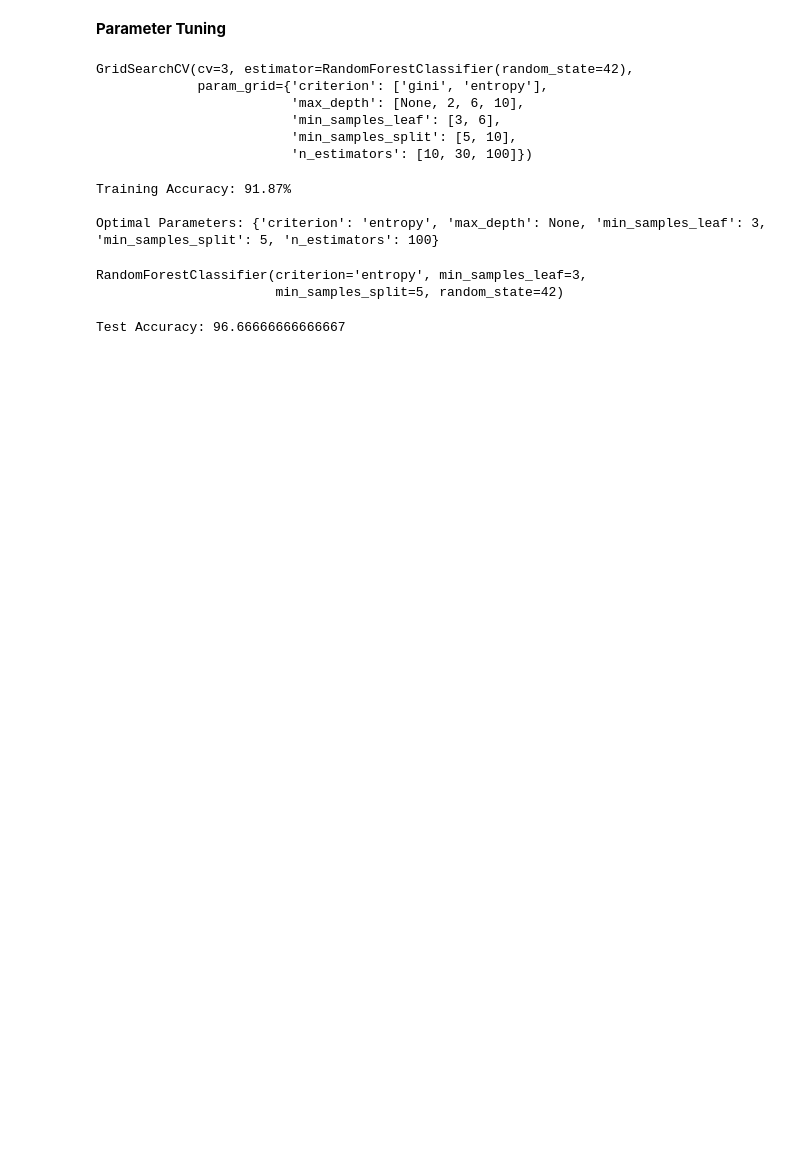
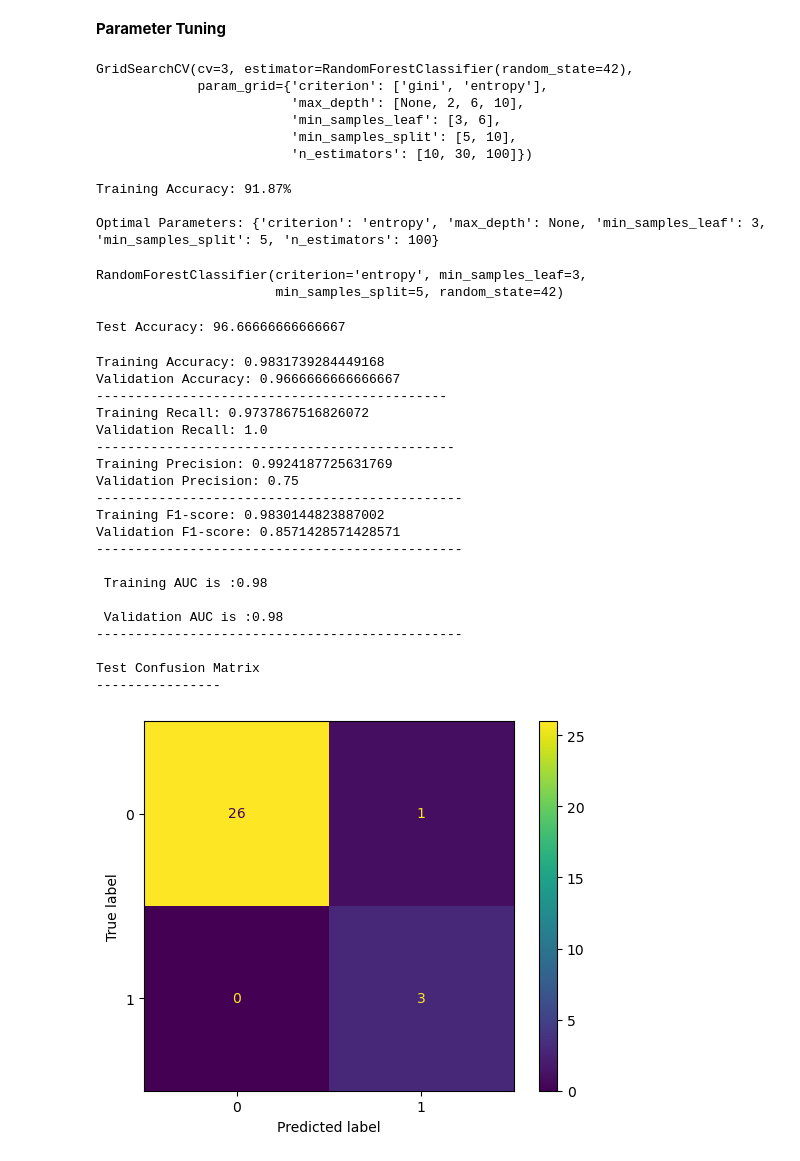
Before and after one commit to KennedyOwinoJnr/ChurnInTelecomsProject, a Jupyter notebook: ProjectNotebook.ipynb, the cells around one changed output. Cells and saved outputs as stored; diff of their text form; code cells hidden in the pictures; blank space fills up the shorter version.

Commit message:
Final model evaluation

```diff
--- a/ProjectNotebook.ipynb
+++ b/ProjectNotebook.ipynb
@@ -620,2 +688,32 @@ Test Accuracy: 96.66666666666667
+# %%
+#applying the function to the random forest best estimator.
+
+evaluate_model(model= rf_grid_search.best_estimator_,
+               X_train= X_train_resampled,
+               y_train= y_train_resampled,
+               X_test= X_test_transformed,
+               y_test= y_test)
+# %% [output]
+Training Accuracy: 0.9831739284449168
+Validation Accuracy: 0.9666666666666667
+---------------------------------------------
+Training Recall: 0.9737867516826072
+Validation Recall: 1.0
+----------------------------------------------
+Training Precision: 0.9924187725631769
+Validation Precision: 0.75
+-----------------------------------------------
+Training F1-score: 0.9830144823887002
+Validation F1-score: 0.8571428571428571
+-----------------------------------------------
+
+ Training AUC is :0.98
+
+ Validation AUC is :0.98
+-----------------------------------------------
+
+Test Confusion Matrix
+----------------
+[figure, added]
 # %%
 #feature importance
```
Also changed, not shown: parts of 21 cells of this notebook.
